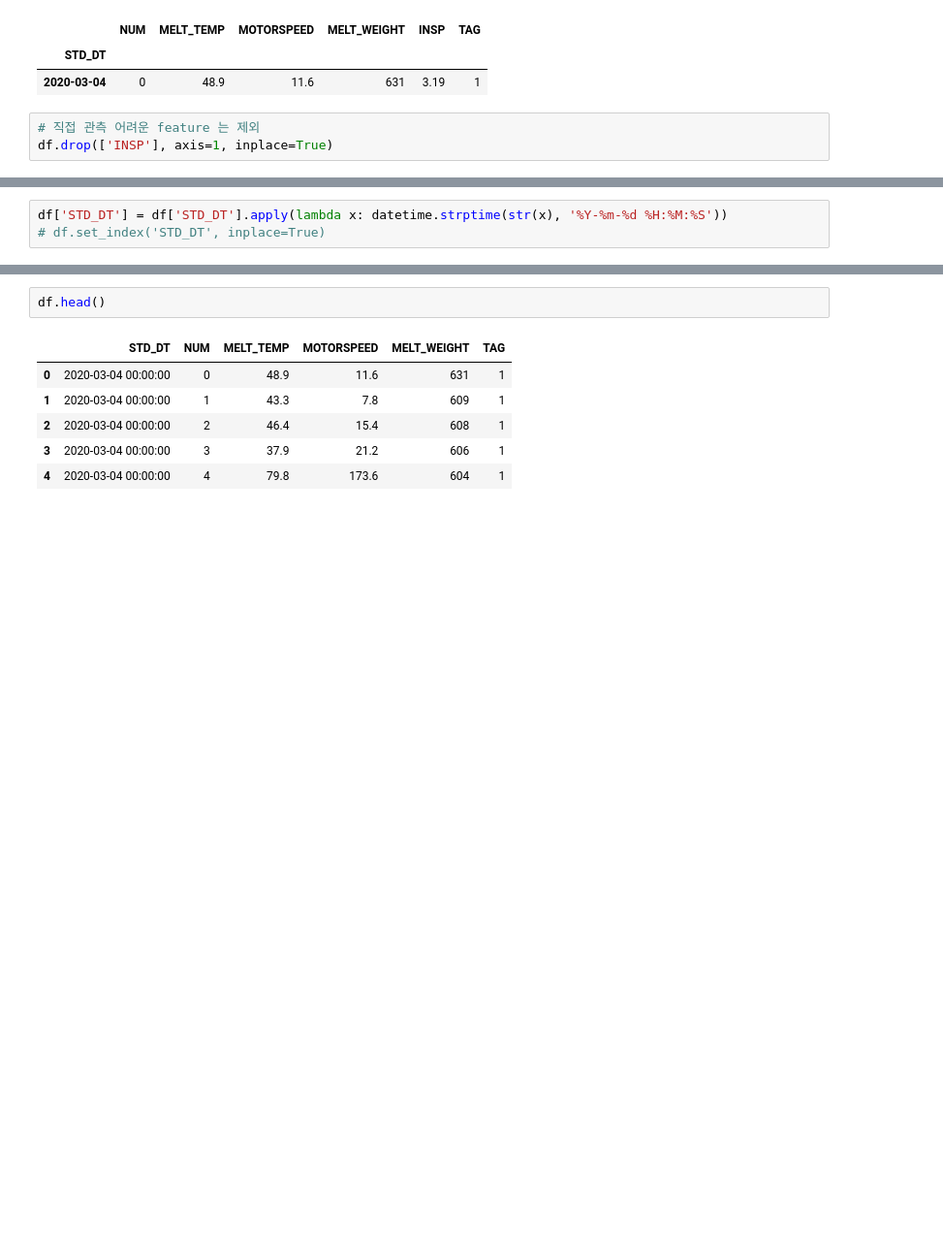
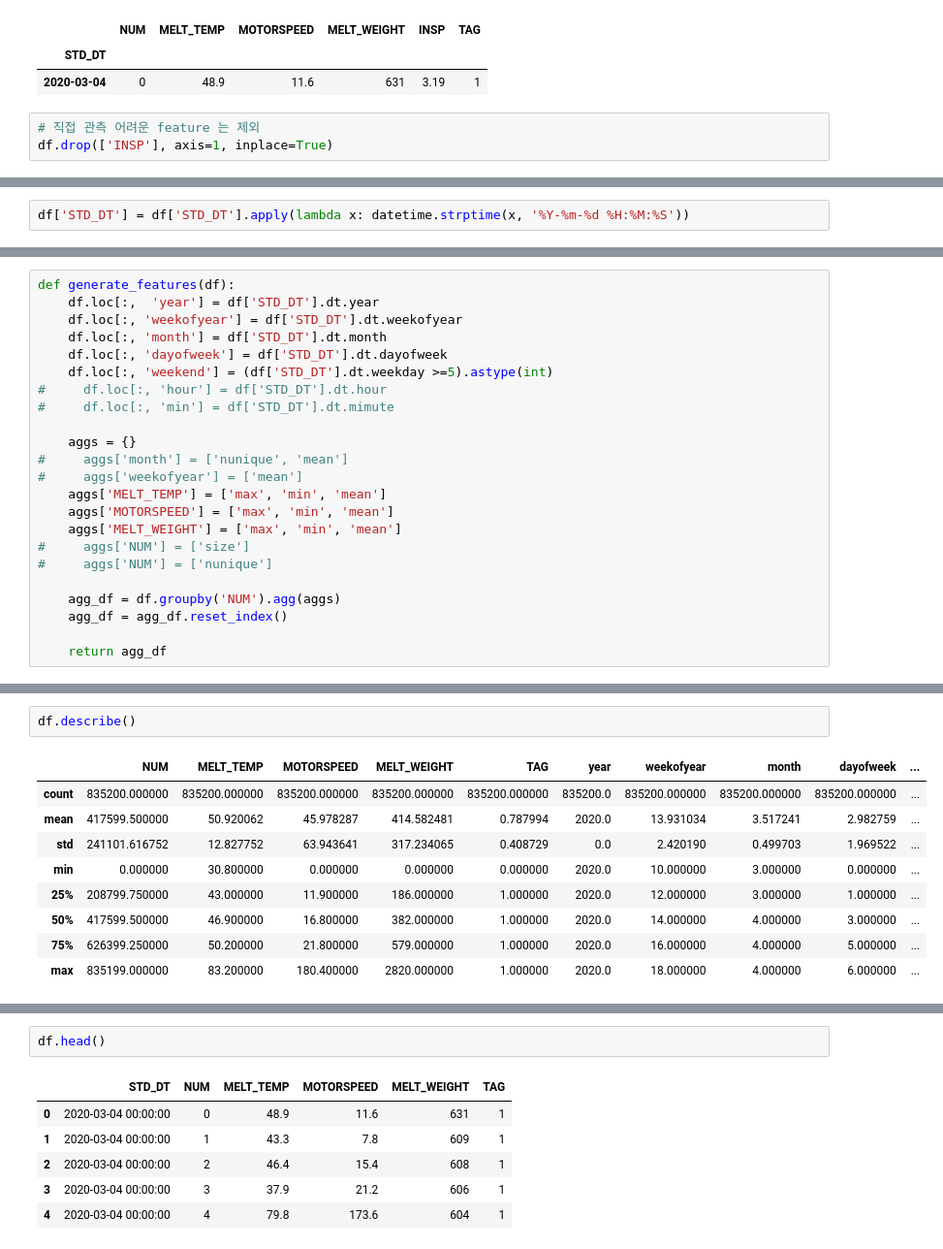
Before and after one commit to min0355/mx_competition, a Jupyter notebook: code/think_algorithm.ipynb, the cells around one changed output, grey strips where cells are left out. Shown at 97% size. Drawn from its saved outputs; the diff is of its cells as text; blank space fills up the shorter version.

```diff
--- a/code/think_algorithm.ipynb
+++ b/code/think_algorithm.ipynb
@@ -197,3 +173,0 @@ import datetime as dt
-# %%
-df['STD_DT'] = df['STD_DT'].apply(lambda x: datetime.strptime(str(x), '%Y-%m-%d %H:%M:%S'))
-# df.set_index('STD_DT', inplace=True)
@@ -289,0 +174,2 @@ df.shape
+# %%
+df['STD_DT'] = df['STD_DT'].apply(lambda x: datetime.strptime(x, '%Y-%m-%d %H:%M:%S'))
@@ -289,0 +201,23 @@ df.shape
+# %%
+def generate_features(df):
+    df.loc[:,  'year'] = df['STD_DT'].dt.year
+    df.loc[:, 'weekofyear'] = df['STD_DT'].dt.weekofyear
+    df.loc[:, 'month'] = df['STD_DT'].dt.month
+    df.loc[:, 'dayofweek'] = df['STD_DT'].dt.dayofweek
+    df.loc[:, 'weekend'] = (df['STD_DT'].dt.weekday >=5).astype(int)
+#     df.loc[:, 'hour'] = df['STD_DT'].dt.hour
+#     df.loc[:, 'min'] = df['STD_DT'].dt.mimute
+
+    aggs = {}
+#     aggs['month'] = ['nunique', 'mean']
+#     aggs['weekofyear'] = ['mean']
+    aggs['MELT_TEMP'] = ['max', 'min', 'mean']
+    aggs['MOTORSPEED'] = ['max', 'min', 'mean']
+    aggs['MELT_WEIGHT'] = ['max', 'min', 'mean']
+#     aggs['NUM'] = ['size']
+#     aggs['NUM'] = ['nunique']
+
+    agg_df = df.groupby('NUM').agg(aggs)
+    agg_df = agg_df.reset_index()
+
+    return agg_df
@@ -289,0 +288,12 @@ df.shape
+# %%
+df.describe()
+# %% [output]
+|  | NUM | MELT_TEMP | MOTORSPEED | MELT_WEIGHT | TAG | year | weekofyear | month | dayofweek | ... |
+| count | 835200.000000 | 835200.000000 | 835200.000000 | 835200.000000 | 835200.000000 | 835200.0 | 835200.000000 | 835200.000000 | 835200.000000 | ... |
+| mean | 417599.500000 | 50.920062 | 45.978287 | 414.582481 | 0.787994 | 2020.0 | 13.931034 | 3.517241 | 2.982759 | ... |
+| std | 241101.616752 | 12.827752 | 63.943641 | 317.234065 | 0.408729 | 0.0 | 2.420190 | 0.499703 | 1.969522 | ... |
+| min | 0.000000 | 30.800000 | 0.000000 | 0.000000 | 0.000000 | 2020.0 | 10.000000 | 3.000000 | 0.000000 | ... |
+| 25% | 208799.750000 | 43.000000 | 11.900000 | 186.000000 | 1.000000 | 2020.0 | 12.000000 | 3.000000 | 1.000000 | ... |
+| 50% | 417599.500000 | 46.900000 | 16.800000 | 382.000000 | 1.000000 | 2020.0 | 14.000000 | 4.000000 | 3.000000 | ... |
+| 75% | 626399.250000 | 50.200000 | 21.800000 | 579.000000 | 1.000000 | 2020.0 | 16.000000 | 4.000000 | 5.000000 | ... |
+| max | 835199.000000 | 83.200000 | 180.400000 | 2820.000000 | 1.000000 | 2020.0 | 18.000000 | 4.000000 | 6.000000 | ... |
```
Also changed, not shown: parts of 33 cells of this notebook.
